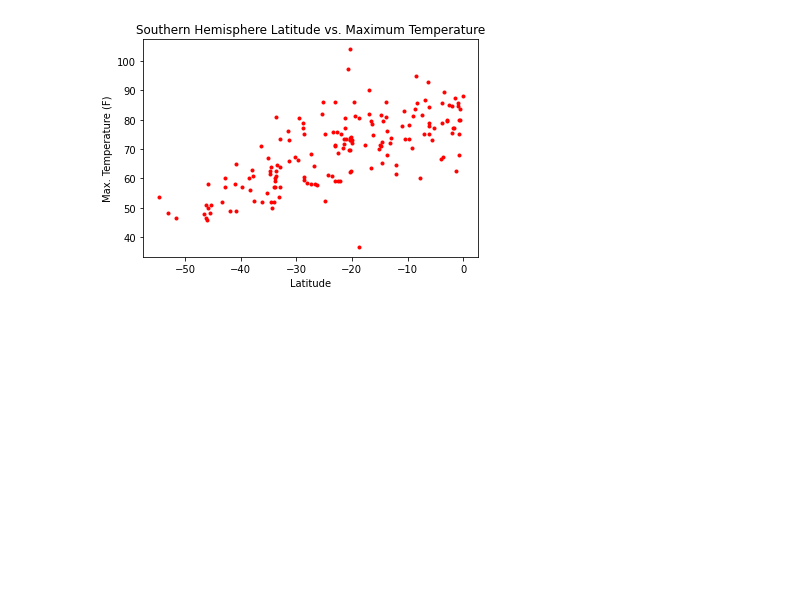
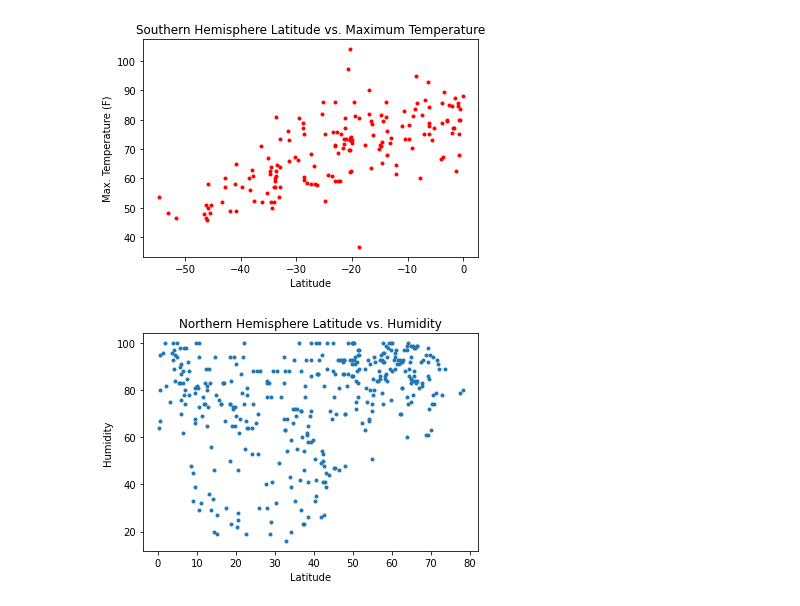
Before and after one commit to cbeachey/databootcamp-homework, a Jupyter notebook: Unit 6 API's/starter_code/WeatherPy.ipynb, the cells around one changed output. Saved outputs shown, nothing was run; the diff lists cells and outputs as text; code cells hidden in the pictures; blank space fills up the shorter version.

Commit message:
plots

```diff
--- a/Unit 6 API's/starter_code/WeatherPy.ipynb
+++ b/Unit 6 API's/starter_code/WeatherPy.ipynb
@@ -281,3 +281,17 @@ plt.savefig('Southern_Latitude_vs_MaxTemp.png')
 plt.show()
 # %% [output]
 [figure]
+# %%
+#Northern Hemisphere: Latitude vs. Humidity
+
+plt.scatter(northern_hem.Latitude,northern_hem.Humidity,s=9)
+plt.title('Northern Hemisphere Latitude vs. Humidity')
+plt.xlabel('Latitude')
+plt.ylabel('Humidity')
+
+
+plt.savefig('Northern_Latitude_vs_Humidity.png')
+
+plt.show()
+# %% [output]
+[figure, added]
```
Also changed, not shown: parts of 2 cells of this notebook, 4 other files.
